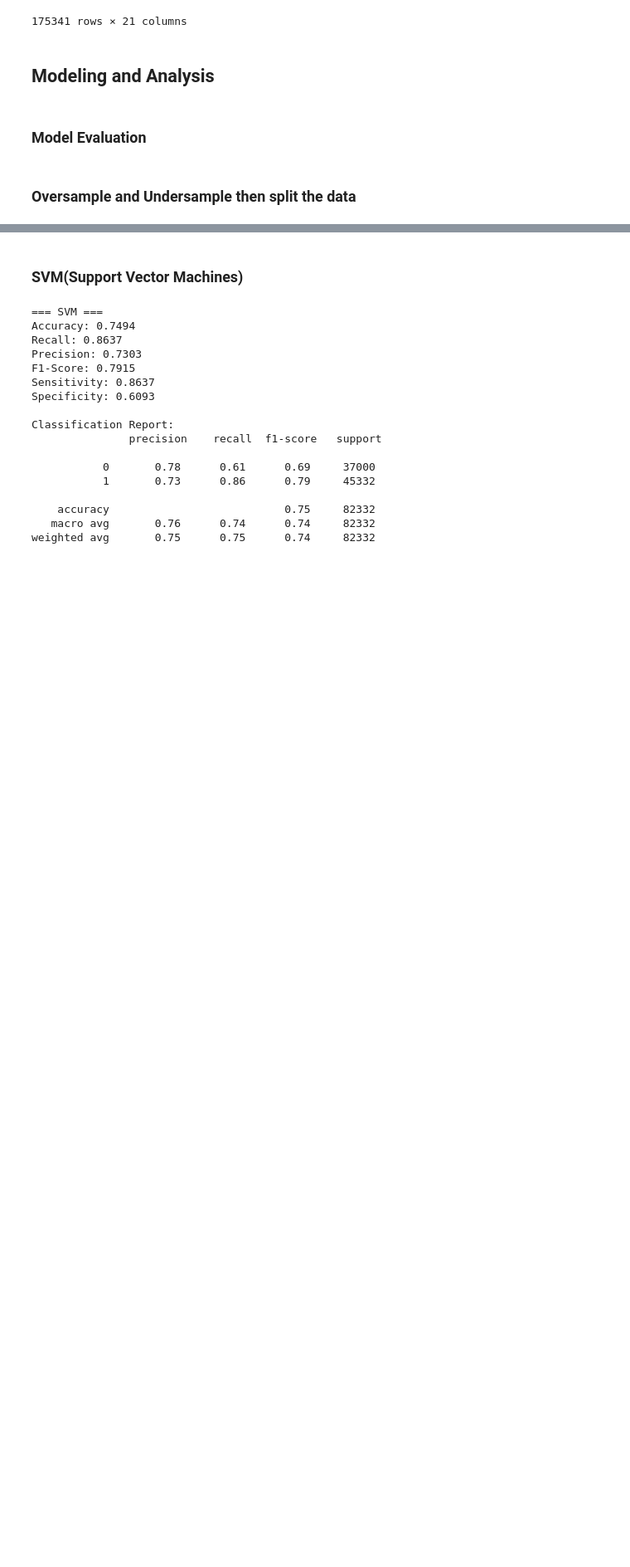
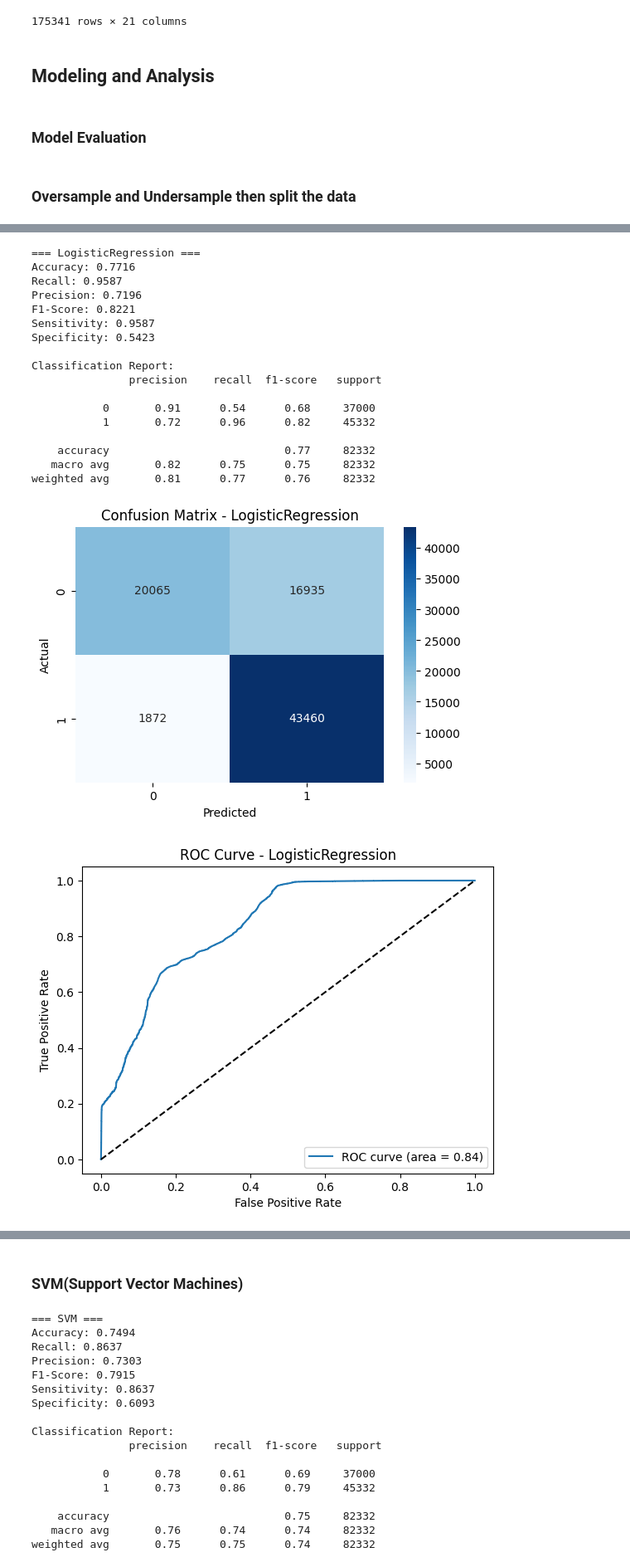
Before and after one commit to HeppleX/Cybersecurity-Threat-Detection, a Jupyter notebook: Cybersecurity Threat Detection.ipynb, the cells around one changed output, grey strips where cells are left out. Shown at 83% size. Drawn from its saved outputs; the diff is of its cells as text; code cells hidden in the pictures; blank space fills up the shorter version.

Commit message:
Update Logistic Regression

```diff
--- a/Cybersecurity Threat Detection.ipynb
+++ b/Cybersecurity Threat Detection.ipynb
@@ -377,0 +381,32 @@ y_test = df_test['label']
+# %%
+# Create a pipeline for scaling and training LinearSVC
+lr_pipeline = Pipeline([
+    ('scaler', StandardScaler()),  # Standardizes features by removing the mean and scaling to unit variance
+    ('lr', LogisticRegression(max_iter=1000))  # LinearSVC with balanced class weights
+])
+
+# Fit the model
+lr_pipeline.fit(X_train, y_train)
+
+# Evaluate the model
+evaluate_model(lr_pipeline, X_test, y_test, "LogisticRegression")
+# %% [output]
+=== LogisticRegression ===
+Accuracy: 0.7716
+Recall: 0.9587
+Precision: 0.7196
+F1-Score: 0.8221
+Sensitivity: 0.9587
+Specificity: 0.5423
+
+Classification Report:
+               precision    recall  f1-score   support
+
+           0       0.91      0.54      0.68     37000
+           1       0.72      0.96      0.82     45332
+
+    accuracy                           0.77     82332
+   macro avg       0.82      0.75      0.75     82332
+weighted avg       0.81      0.77      0.76     82332
+[figure, added]
+[figure, added]
```
Also changed, not shown: parts of 3 cells of this notebook.
